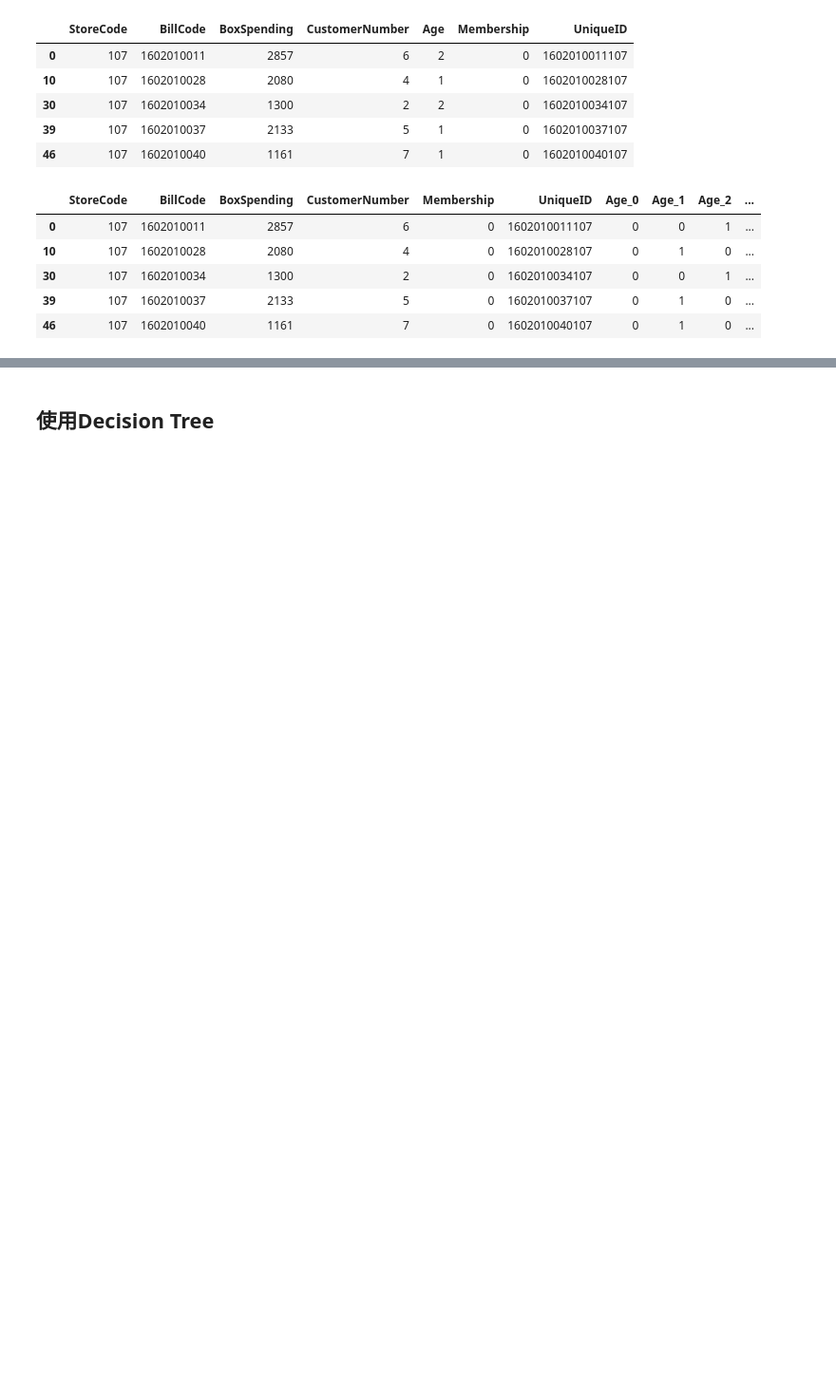
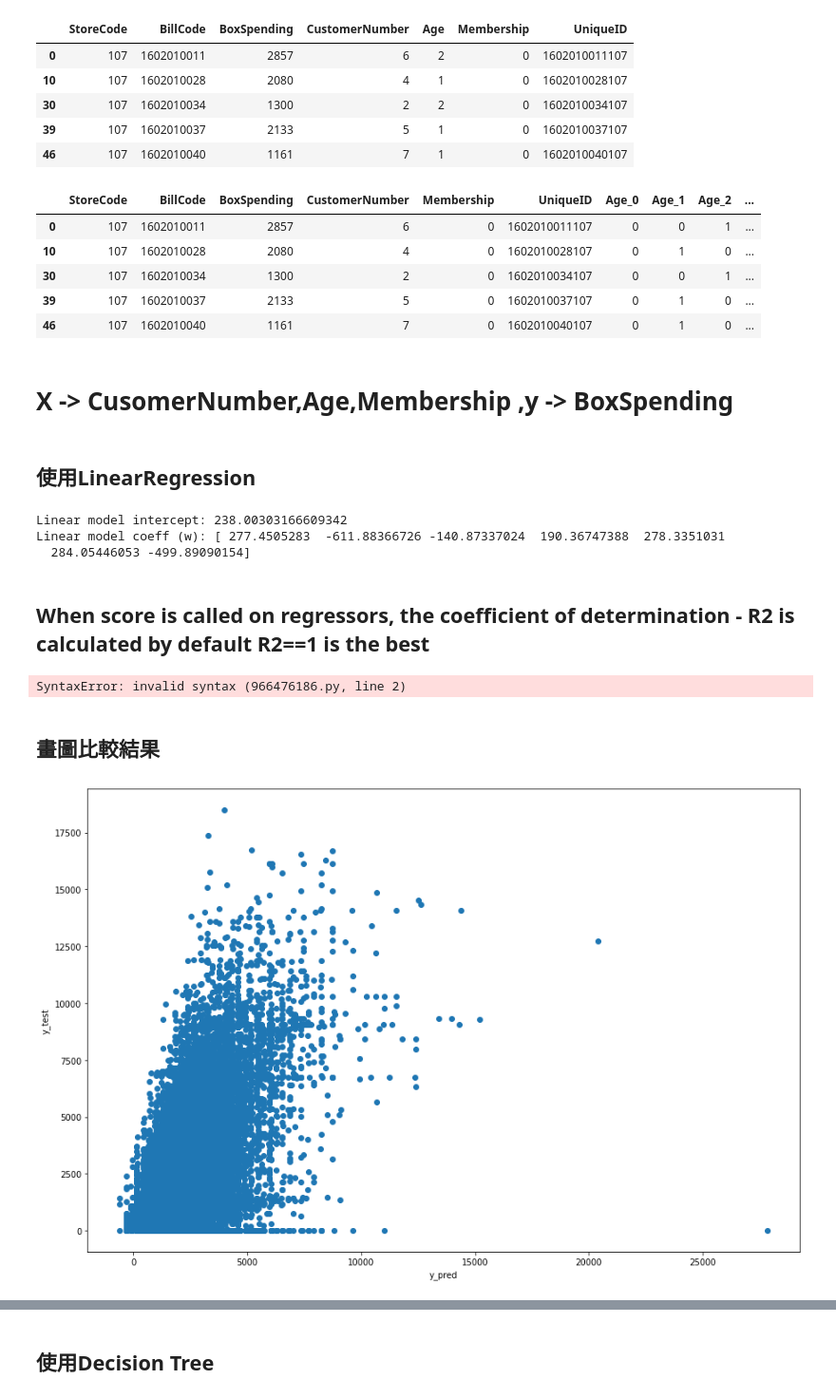
Before and after one commit to tengtengsnake/DS_info, a Jupyter notebook: final-pj2.ipynb, the cells around one changed output, grey strips where cells are left out. Shown at 95% size. Saved outputs shown, nothing was run; the diff lists cells and outputs as text; code cells hidden in the pictures; blank space fills up the shorter version.

```diff
--- a/final-pj2.ipynb
+++ b/final-pj2.ipynb
@@ -44,6 +56,46 @@ df.head()
 | 30 | 107 | 1602010034 | 1300 | 2 | 0 | 1602010034107 | 0 | 0 | 1 | ... |
 | 39 | 107 | 1602010037 | 2133 | 5 | 0 | 1602010037107 | 0 | 1 | 0 | ... |
 | 46 | 107 | 1602010040 | 1161 | 7 | 0 | 1602010040107 | 0 | 1 | 0 | ... |
+# %% [markdown]
+# X -> CusomerNumber,Age,Membership ,y -> BoxSpending
+# %% [markdown]
+## 使用LinearRegression
 # %%
-X = df[['Age_0','Age_1','Age_2','Age_3','Age_4']] # 建置特徵集
-y = df['BoxSpending'] # 建置標籤集
+# 建置特徵集
+X = df[['CustomerNumber','Age_0','Age_1','Age_2','Age_3','Age_4','Membership']]
+
+# 建置標籤集
+y = df['BoxSpending']
+# %%
+from sklearn.linear_model import LinearRegression
+from sklearn.model_selection import train_test_split
+# from sklearn.model_selection import cross_val_score,KFold
+
+X_train,X_test,y_train,y_test = train_test_split(X,y,random_state=42,test_size=0.2)
+model = LinearRegression().fit(X_train,y_train)
+print("Linear model intercept: {}".format(model.intercept_))
+print("Linear model coeff (w): {}".format(model.coef_))
+# %% [output]
+Linear model intercept: 238.00303166609342
+Linear model coeff (w): [ 277.4505283  -611.88366726 -140.87337024  190.36747388  278.3351031
+  284.05446053 -499.89090154]
+# %% [markdown]
+## When score is called on regressors, the coefficient of determination - R2 is calculated by default R2==1 is the best
+# %%
+print("R2 score on (training): {}".format(np.round(model.score(X_train,y_train)))
+print("R2 score on (testing): {}".format(np.round(model.score(X_test,y_test))))
+# %% [output]
+SyntaxError: invalid syntax (966476186.py, line 2)
+# %%
+y_pred = model.predict(X_test)
+# %% [markdown]
+## 畫圖比較結果
+# %%
+# plotting the y_test vs y_pred
+plt.figure(figsize=(15,10))
+plt.scatter(y_pred, y_test)
+plt.xlabel('y_pred')
+plt.ylabel('y_test')
+plt.show()
+# %% [output]
+[figure, added]
```
Also changed, not shown: parts of 14 cells of this notebook.
